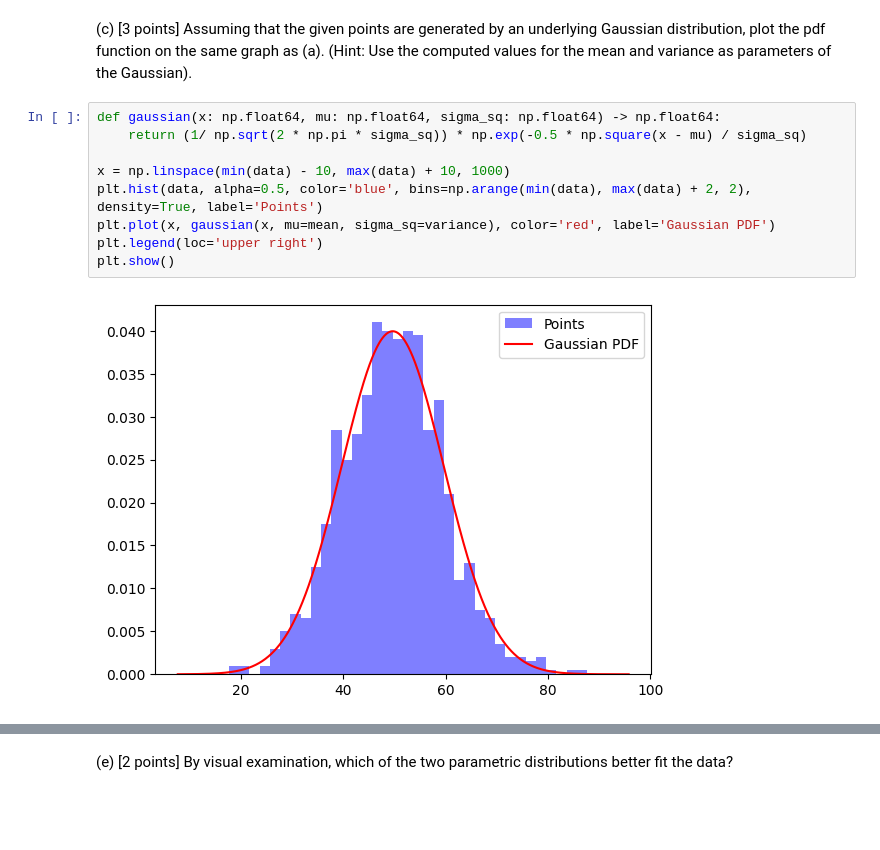
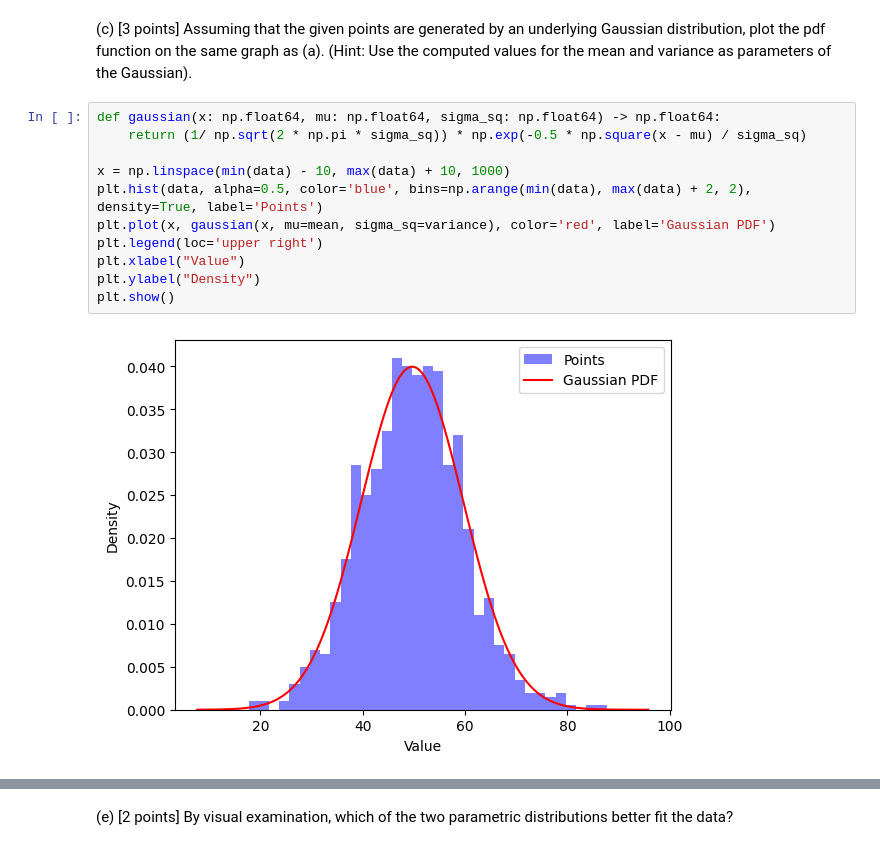
Before and after one commit to rikipls/CSE-802-Homework, a Jupyter notebook: hw2/hw2.ipynb, the cells around one changed output, grey strips where cells are left out. Cells and saved outputs as stored; diff of their text form; blank space fills up the shorter version.

```diff
--- a/hw2/hw2.ipynb
+++ b/hw2/hw2.ipynb
@@ -36,14 +38,16 @@ variance as parameters of the Gaussian).
 # %%
 def gaussian(x: np.float64, mu: np.float64, sigma_sq: np.float64) -> np.float64:
     return (1/ np.sqrt(2 * np.pi * sigma_sq)) * np.exp(-0.5 * np.square(x - mu) / sigma_sq)
 
 x = np.linspace(min(data) - 10, max(data) + 10, 1000)
 plt.hist(data, alpha=0.5, color='blue', bins=np.arange(min(data), max(data) + 2, 2), density=True, label='Points')
 plt.plot(x, gaussian(x, mu=mean, sigma_sq=variance), color='red', label='Gaussian PDF')
 plt.legend(loc='upper right')
+plt.xlabel("Value")
+plt.ylabel("Density")
 plt.show()
 # %% [output]
-[figure, old version]
+[figure, new version]
 # %%
 def laplacian(x: np.float64, mu: np.float64, sigma: np.float64) -> np.float64:
     return (1/ (2 * sigma)) * np.exp(-np.abs(x - mu) / sigma)
```
Also changed, not shown: parts of 18 cells of this notebook, 3 other files.
